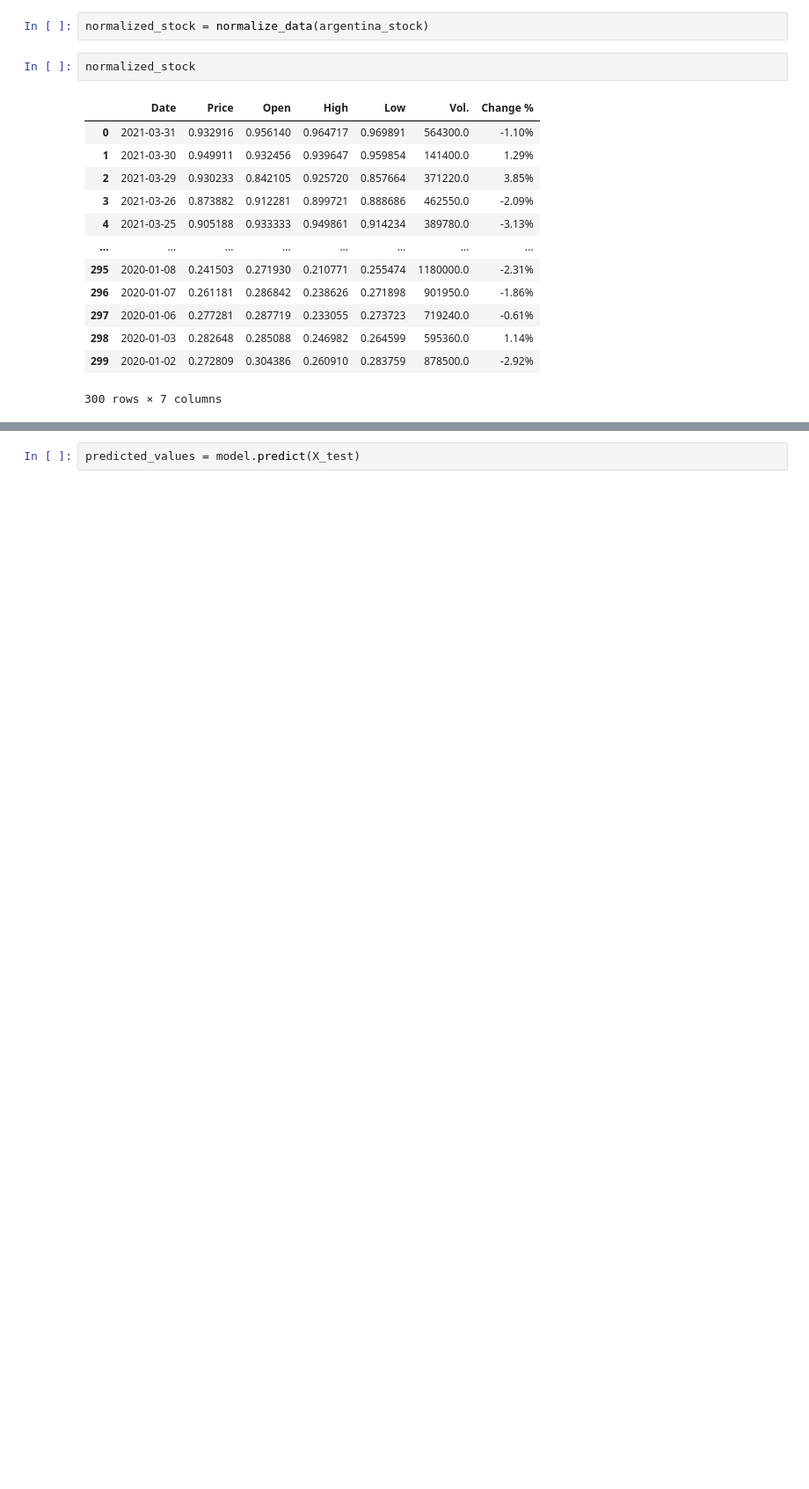
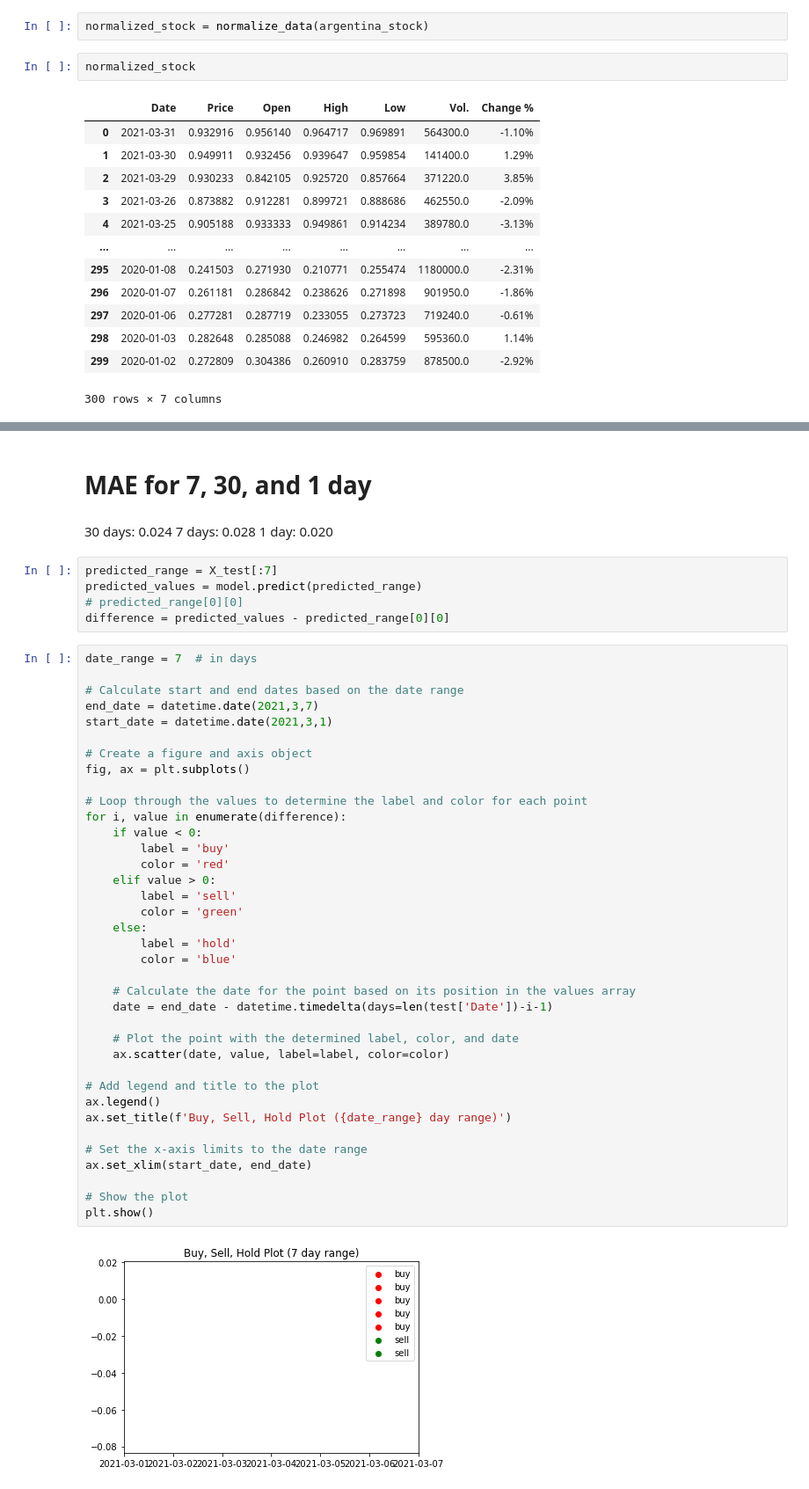
Before and after one commit to ibadrehman90/7gXDivmfsppWpWul, a Jupyter notebook: RNN.ipynb, the cells around one changed output, grey strips where cells are left out. Shown at 88% size. Saved outputs shown, nothing was run; the diff lists cells and outputs as text; blank space fills up the shorter version.

```diff
--- a/RNN.ipynb
+++ b/RNN.ipynb
@@ -183,3 +187,51 @@ Test MSE: 0.0008380982908420265
+# %% [markdown]
+# MAE for 7, 30, and 1 day
+# %% [markdown]
+30 days: 0.024
+7 days: 0.028
+1 day: 0.020
 # %%
-predicted_values = model.predict(X_test)
+predicted_range = X_test[:7]
+predicted_values = model.predict(predicted_range)
+# predicted_range[0][0]
+difference = predicted_values - predicted_range[0][0]
+# %%
+date_range = 7  # in days
+
+# Calculate start and end dates based on the date range
+end_date = datetime.date(2021,3,7)
+start_date = datetime.date(2021,3,1)
+
+# Create a figure and axis object
+fig, ax = plt.subplots()
+
+# Loop through the values to determine the label and color for each point
+for i, value in enumerate(difference):
+    if value < 0:
+        label = 'buy'
+        color = 'red'
+    elif value > 0:
+        label = 'sell'
+        color = 'green'
+    else:
+        label = 'hold'
+        color = 'blue'
+
+    # Calculate the date for the point based on its position in the values array
+    date = end_date - datetime.timedelta(days=len(test['Date'])-i-1)
+
+    # Plot the point with the determined label, color, and date
+    ax.scatter(date, value, label=label, color=color)
+
+# Add legend and title to the plot
+ax.legend()
+ax.set_title(f'Buy, Sell, Hold Plot ({date_range} day range)')
+
+# Set the x-axis limits to the date range
+ax.set_xlim(start_date, end_date)
+
+# Show the plot
+plt.show()
+# %% [output]
+[figure, added]
 # %%
```
Also changed, not shown: parts of 16 cells of this notebook, 1 other file.
